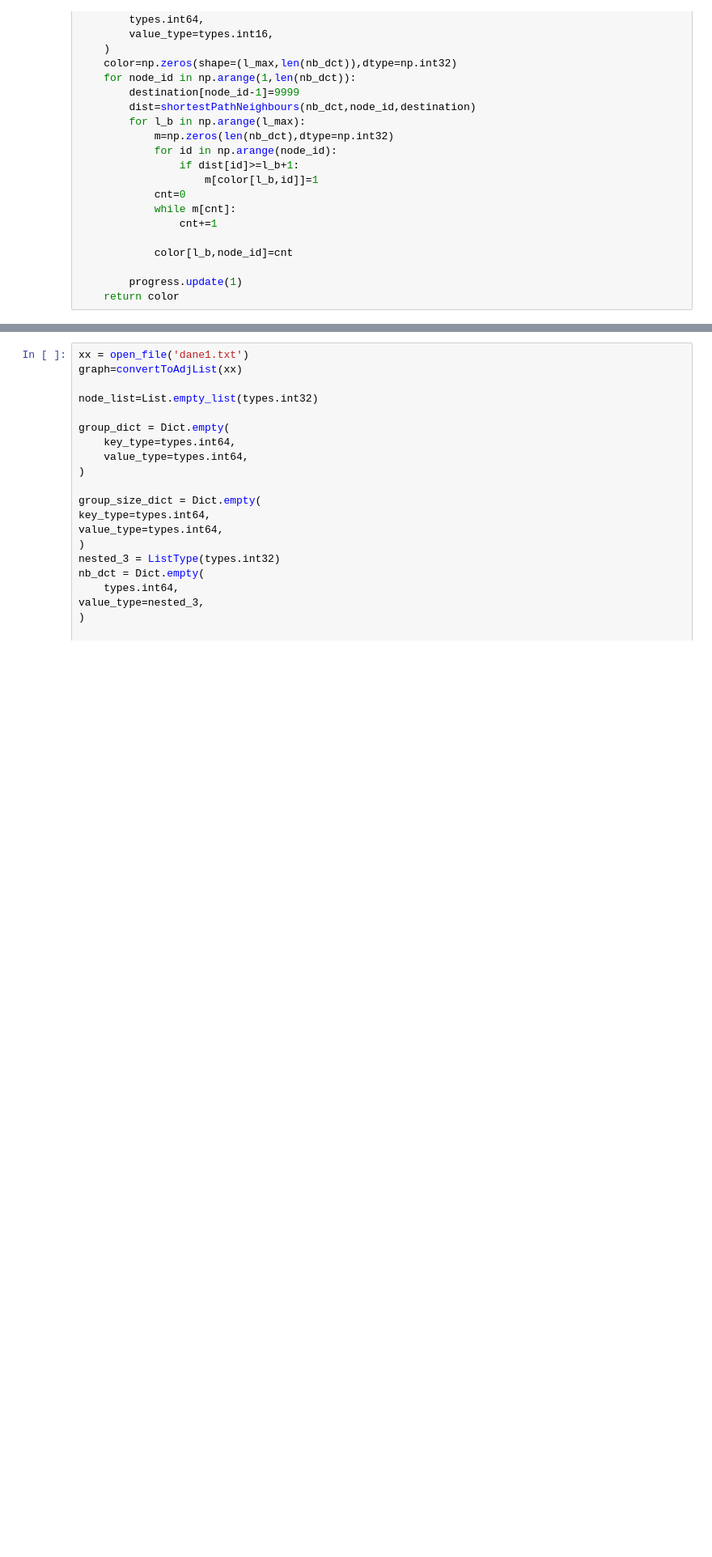
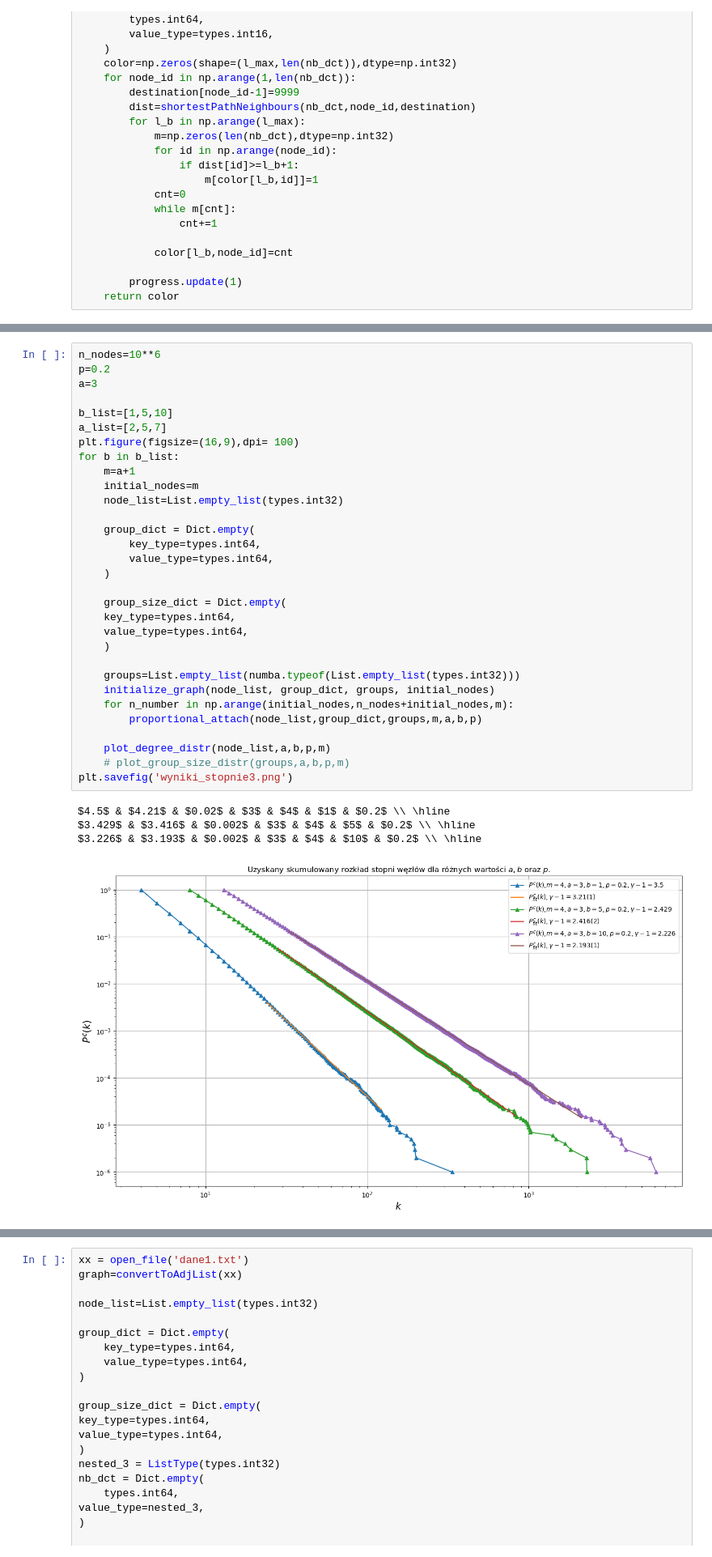
Before and after one commit to MateuszS312/Complex_evolving_networks, a Jupyter notebook: complex_evolving_networks.ipynb, the cells around one changed output, grey strips where cells are left out. Shown at 81% size. Cells and saved outputs as stored; diff of their text form; blank space fills up the shorter version.

```diff
--- a/complex_evolving_networks.ipynb
+++ b/complex_evolving_networks.ipynb
@@ -1089,0 +568,36 @@ array([0. , 0.1, 0.2, 0.3, 0.4, 0.5, 0.6, 0.7, 0.8, 0.9])
+# %%
+n_nodes=10**6
+p=0.2
+a=3
+
+b_list=[1,5,10]
+a_list=[2,5,7]
+plt.figure(figsize=(16,9),dpi= 100)
+for b in b_list:
+    m=a+1
+    initial_nodes=m
+    node_list=List.empty_list(types.int32)
+
+    group_dict = Dict.empty(
+        key_type=types.int64,
+        value_type=types.int64,
+    )
+
+    group_size_dict = Dict.empty(
+    key_type=types.int64,
+    value_type=types.int64,
+    )
+
+    groups=List.empty_list(numba.typeof(List.empty_list(types.int32)))
+    initialize_graph(node_list, group_dict, groups, initial_nodes)
+    for n_number in np.arange(initial_nodes,n_nodes+initial_nodes,m):
+        proportional_attach(node_list,group_dict,groups,m,a,b,p)
+
+    plot_degree_distr(node_list,a,b,p,m)
+    # plot_group_size_distr(groups,a,b,p,m)
+plt.savefig('wyniki_stopnie3.png')
+# %% [output]
+$4.5$ & $4.21$ & $0.02$ & $3$ & $4$ & $1$ & $0.2$ \\ \hline
+$3.429$ & $3.416$ & $0.002$ & $3$ & $4$ & $5$ & $0.2$ \\ \hline
+$3.226$ & $3.193$ & $0.002$ & $3$ & $4$ & $10$ & $0.2$ \\ \hline
+[figure, added]
```
Also changed, not shown: parts of 69 cells of this notebook, 7 other files.
